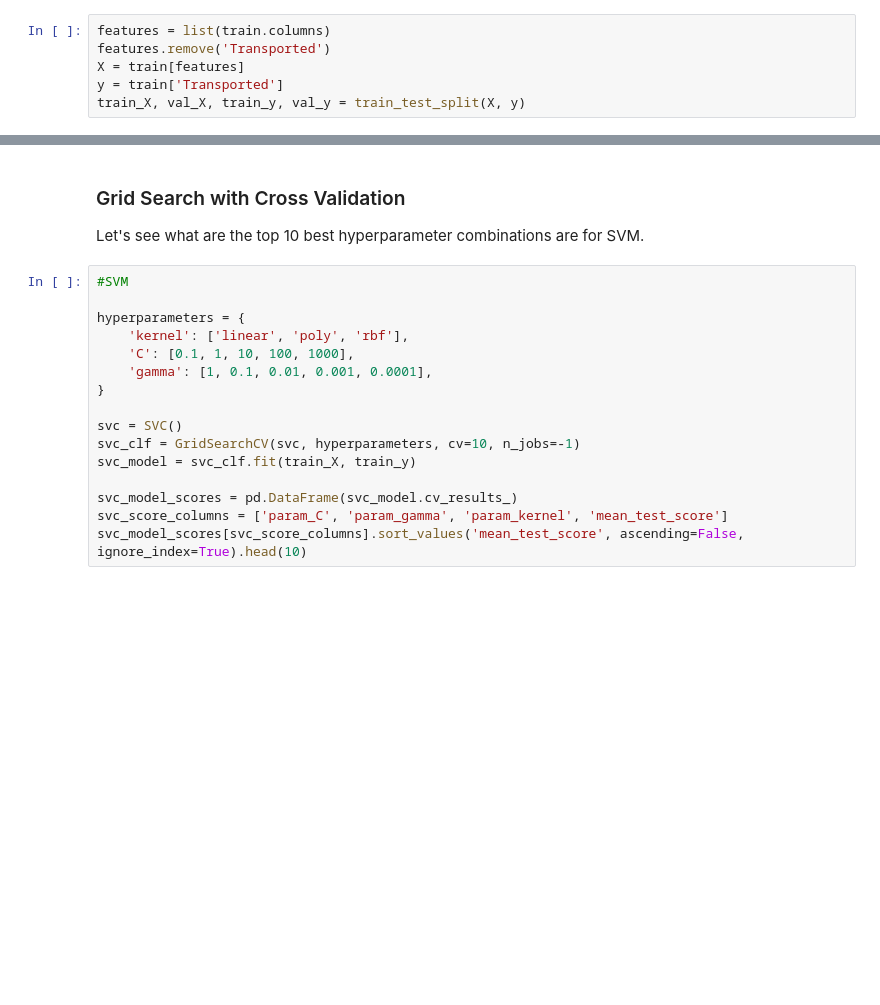
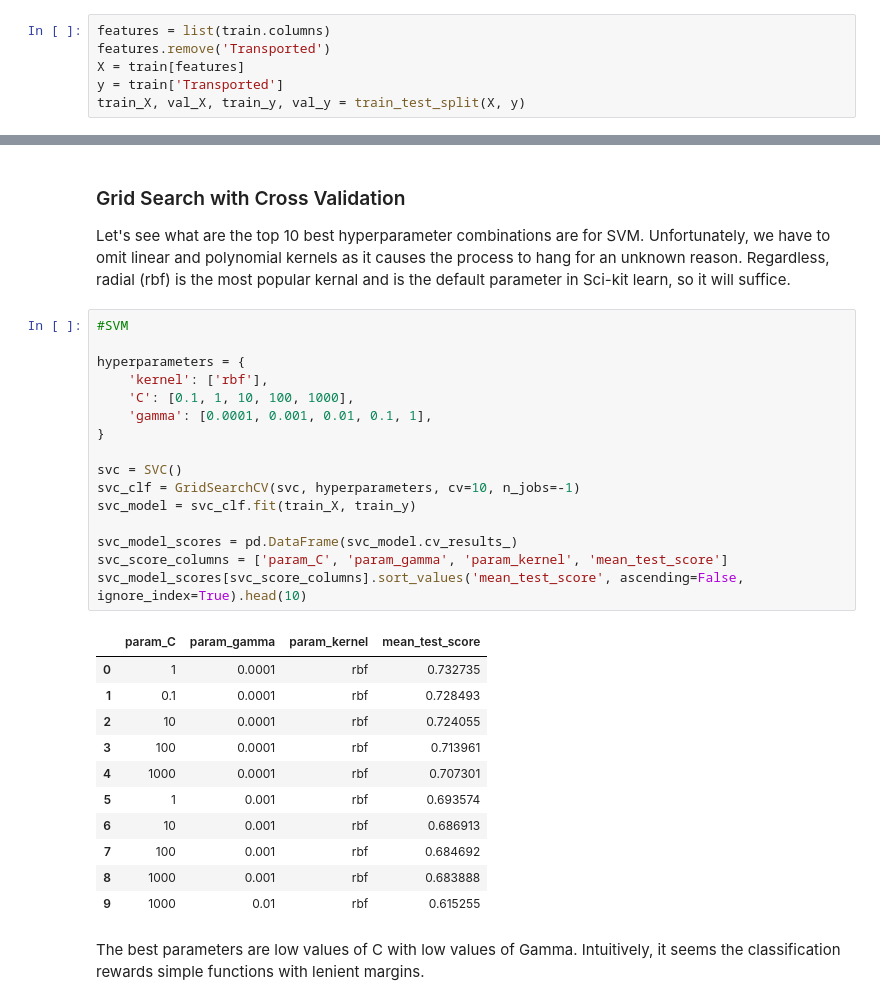
Before and after one commit to dpatularu/ai-final-project, a Jupyter notebook: final.ipynb, the cells around one changed output, grey strips where cells are left out. Saved outputs shown, nothing was run; the diff lists cells and outputs as text; blank space fills up the shorter version.

```diff
--- a/final.ipynb
+++ b/final.ipynb
@@ -207,20 +253,34 @@ Gamma controls how much influence a data point has in determining the position o
 Note that the linear kernel does not utilize the Gamma hyperparameter.
 # %% [markdown]
 ### Grid Search with Cross Validation
-Let's see what are the top 10 best hyperparameter combinations are for SVM.
+Let's see what are the top 10 best hyperparameter combinations are for SVM. Unfortunately, we have to omit linear and polynomial kernels as it causes the process to hang for an unknown reason. Regardless, radial (rbf) is the most popular kernal and is the default parameter in Sci-kit learn, so it will suffice.
 # %%
 #SVM
 
 hyperparameters = {
-    'kernel': ['linear', 'poly', 'rbf'],
+    'kernel': ['rbf'],
     'C': [0.1, 1, 10, 100, 1000],
-    'gamma': [1, 0.1, 0.01, 0.001, 0.0001],
+    'gamma': [0.0001, 0.001, 0.01, 0.1, 1],
 }
 
 svc = SVC()
 svc_clf = GridSearchCV(svc, hyperparameters, cv=10, n_jobs=-1)
 svc_model = svc_clf.fit(train_X, train_y)
 
 svc_model_scores = pd.DataFrame(svc_model.cv_results_)
 svc_score_columns = ['param_C', 'param_gamma', 'param_kernel', 'mean_test_score']
 svc_model_scores[svc_score_columns].sort_values('mean_test_score', ascending=False, ignore_index=True).head(10)
+# %% [output]
+|  | param_C | param_gamma | param_kernel | mean_test_score |
+| 0 | 1 | 0.0001 | rbf | 0.732735 |
+| 1 | 0.1 | 0.0001 | rbf | 0.728493 |
+| 2 | 10 | 0.0001 | rbf | 0.724055 |
+| 3 | 100 | 0.0001 | rbf | 0.713961 |
+| 4 | 1000 | 0.0001 | rbf | 0.707301 |
+| 5 | 1 | 0.001 | rbf | 0.693574 |
+| 6 | 10 | 0.001 | rbf | 0.686913 |
+| 7 | 100 | 0.001 | rbf | 0.684692 |
+| 8 | 1000 | 0.001 | rbf | 0.683888 |
+| 9 | 1000 | 0.01 | rbf | 0.615255 |
+# %% [markdown]
+The best parameters are low values of C with low values of Gamma. Intuitively, it seems the classification rewards simple functions with lenient margins.
```
Also changed, not shown: parts of 12 cells of this notebook.
